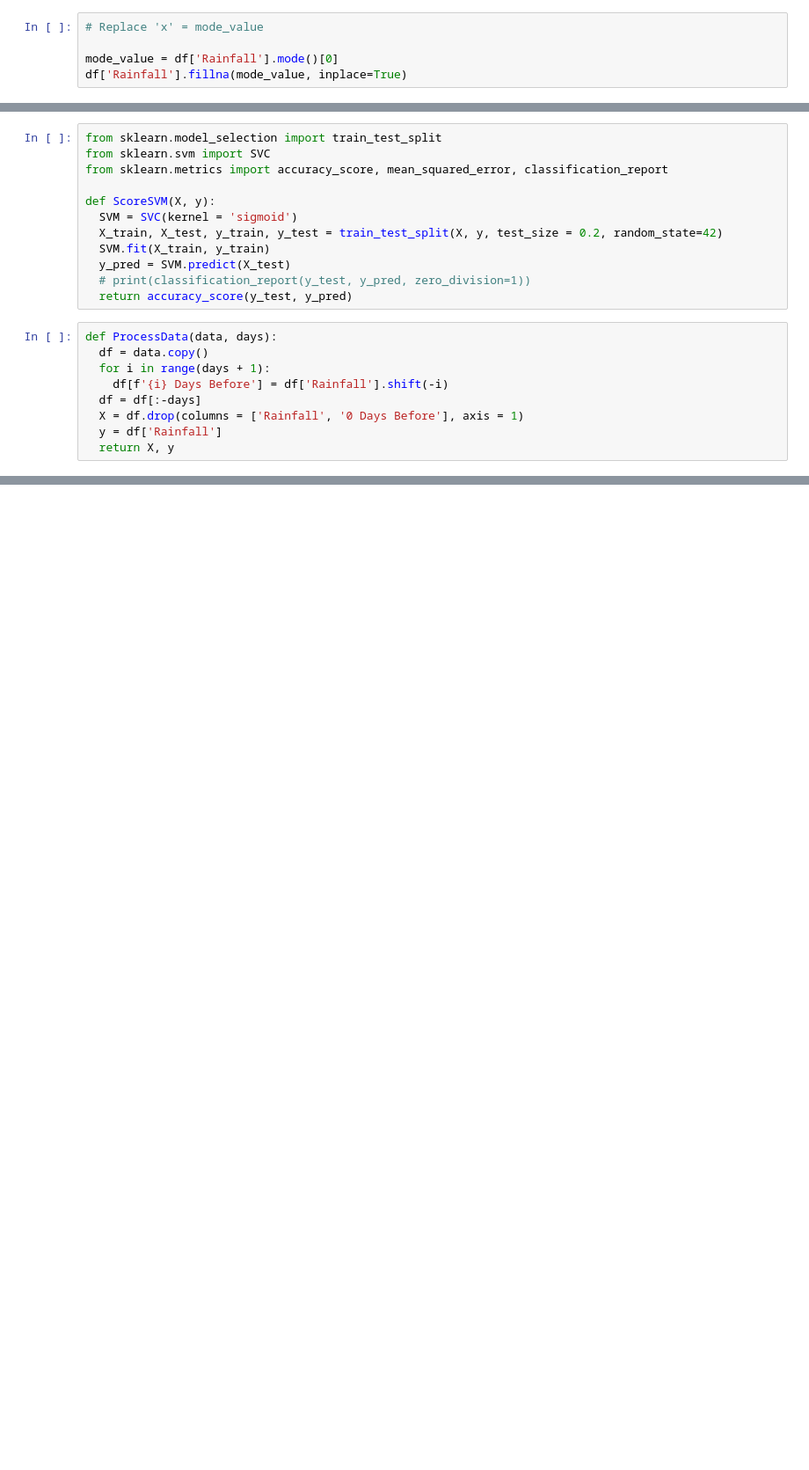
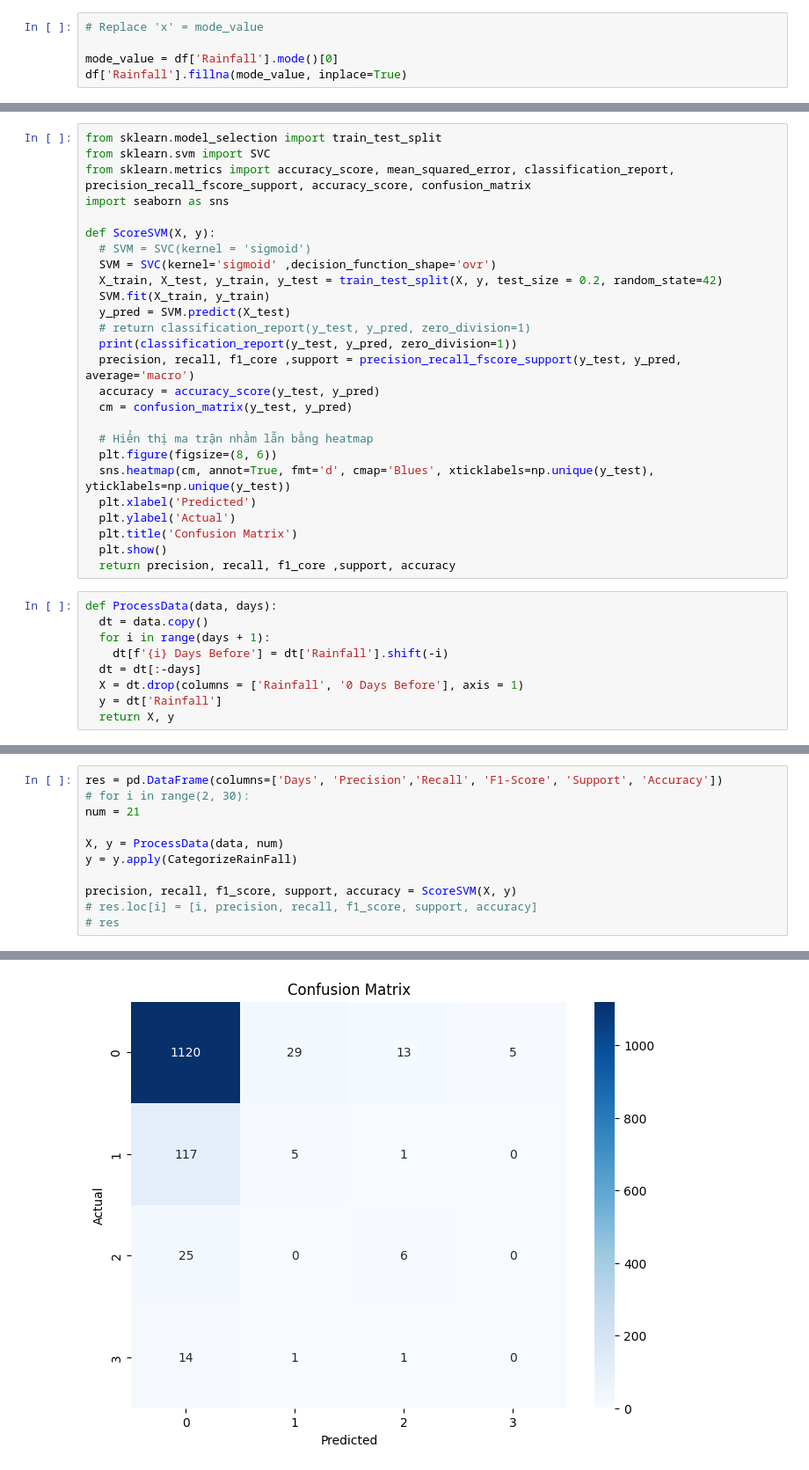
Before and after one commit to vubathang/RainfallForecast, a Jupyter notebook: Rainfall_Forecast_Model.ipynb, the cells around one changed output, grey strips where cells are left out. Shown: that part at 88% size. Drawn from its saved outputs; the diff is of its cells as text; blank space fills up the shorter version.

```diff
--- a/Rainfall_Forecast_Model.ipynb
+++ b/Rainfall_Forecast_Model.ipynb
@@ -72,21 +138,35 @@ data['Rainfall'] = data['Rainfall'].apply(CategorizeRainFall)
 # %%
 from sklearn.model_selection import train_test_split
 from sklearn.svm import SVC
-from sklearn.metrics import accuracy_score, mean_squared_error, classification_report
+from sklearn.metrics import accuracy_score, mean_squared_error, classification_report, precision_recall_fscore_support, accuracy_score, confusion_matrix
+import seaborn as sns
 
 def ScoreSVM(X, y):
-  SVM = SVC(kernel = 'sigmoid')
+  # SVM = SVC(kernel = 'sigmoid')
+  SVM = SVC(kernel='sigmoid' ,decision_function_shape='ovr')
   X_train, X_test, y_train, y_test = train_test_split(X, y, test_size = 0.2, random_state=42)
   SVM.fit(X_train, y_train)
   y_pred = SVM.predict(X_test)
-  # print(classification_report(y_test, y_pred, zero_division=1))
-  return accuracy_score(y_test, y_pred)
+  # return classification_report(y_test, y_pred, zero_division=1)
+  print(classification_report(y_test, y_pred, zero_division=1))
+  precision, recall, f1_core ,support = precision_recall_fscore_support(y_test, y_pred, average='macro')
+  accuracy = accuracy_score(y_test, y_pred)
+  cm = confusion_matrix(y_test, y_pred)
+
+  # Hiển thị ma trận nhầm lẫn bằng heatmap
+  plt.figure(figsize=(8, 6))
+  sns.heatmap(cm, annot=True, fmt='d', cmap='Blues', xticklabels=np.unique(y_test), yticklabels=np.unique(y_test))
+  plt.xlabel('Predicted')
+  plt.ylabel('Actual')
+  plt.title('Confusion Matrix')
+  plt.show()
+  return precision, recall, f1_core ,support, accuracy
 # %%
 def ProcessData(data, days):
-  df = data.copy()
+  dt = data.copy()
   for i in range(days + 1):
-    df[f'{i} Days Before'] = df['Rainfall'].shift(-i)
-  df = df[:-days]
-  X = df.drop(columns = ['Rainfall', '0 Days Before'], axis = 1)
-  y = df['Rainfall']
+    dt[f'{i} Days Before'] = dt['Rainfall'].shift(-i)
+  dt = dt[:-days]
+  X = dt.drop(columns = ['Rainfall', '0 Days Before'], axis = 1)
+  y = dt['Rainfall']
   return X, y
@@ -101,0 +173,12 @@ print(max(acc))
+# %%
+res = pd.DataFrame(columns=['Days', 'Precision','Recall', 'F1-Score', 'Support', 'Accuracy'])
+# for i in range(2, 30):
+num = 21
+
+X, y = ProcessData(data, num)
+y = y.apply(CategorizeRainFall)
+
+precision, recall, f1_score, support, accuracy = ScoreSVM(X, y)
+# res.loc[i] = [i, precision, recall, f1_score, support, accuracy]
+# res
+# %% [output]
@@ -101,0 +195 @@ print(max(acc))
+[figure, added]
```
Also changed, not shown: parts of 15 cells of this notebook, 1 other file.
